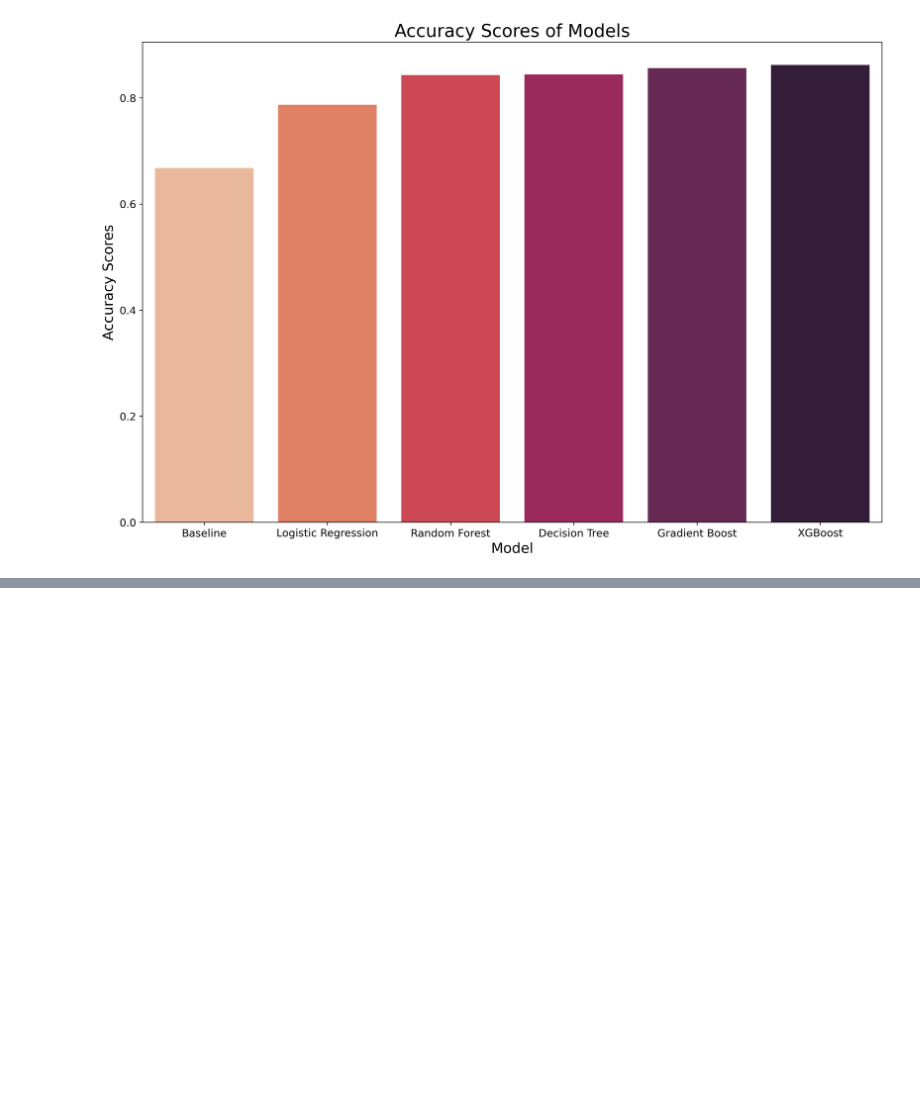
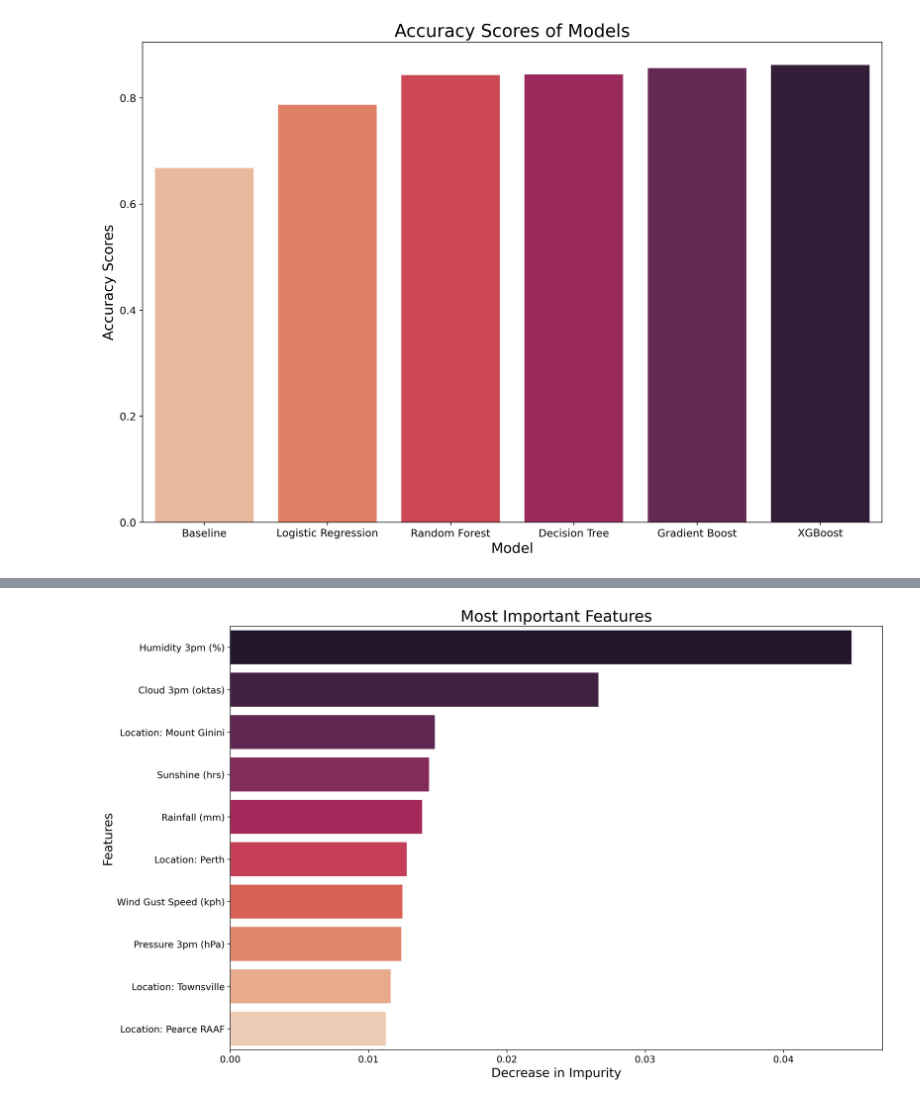
Before and after one commit to alpacanonymous/project3, a Jupyter notebook: modeling_notebook.ipynb, the cells around one changed output, grey strips where cells are left out. Cells and saved outputs as stored; diff of their text form; code cells hidden in the pictures; blank space fills up the shorter version.

```diff
--- a/modeling_notebook.ipynb
+++ b/modeling_notebook.ipynb
@@ -558,0 +577,22 @@ plt.yticks(fontsize=12);
+# %%
+feat = final_model.feature_importances_
+feature_names = np.array(X_train_KNNI.columns)
+features = dict(zip(feature_names, feat))
+sorted_features = {k: v for k, v in sorted(features.items(), key=lambda item: item[1], reverse=True)}
+first_10_features = list(sorted_features.items())[:10]
+features_df = pd.DataFrame(first_10_features, columns=['Feature', 'Importance'])
+# %%
+labels = ['Humidity 3pm (%)', 'Cloud 3pm (oktas)', 'Location: Mount Ginini', 'Sunshine (hrs)',
+                                      'Rainfall (mm)', 'Location: Perth', 'Wind Gust Speed (kph)', 'Pressure 3pm (hPa)',
+                                      'Location: Townsville', 'Location: Pearce RAAF']
+ticks = np.arange(0,10)
+plt.figure(figsize=(15,10), dpi=300)
+sns.barplot(x = 'Importance', y = 'Feature', data=features_df, orient='h', palette='rocket')
+plt.title("Most Important Features", fontsize=20)
+plt.xlabel("Decrease in Impurity", fontsize=16)
+plt.ylabel("Features", fontsize=16)
+plt.xticks(fontsize=12)
+plt.yticks(ticks, labels, fontsize=12)
+plt.savefig('images/features.png');
+# %% [output]
+[figure, added]
```
Also changed, not shown: parts of 8 cells of this notebook, 4 other files.
